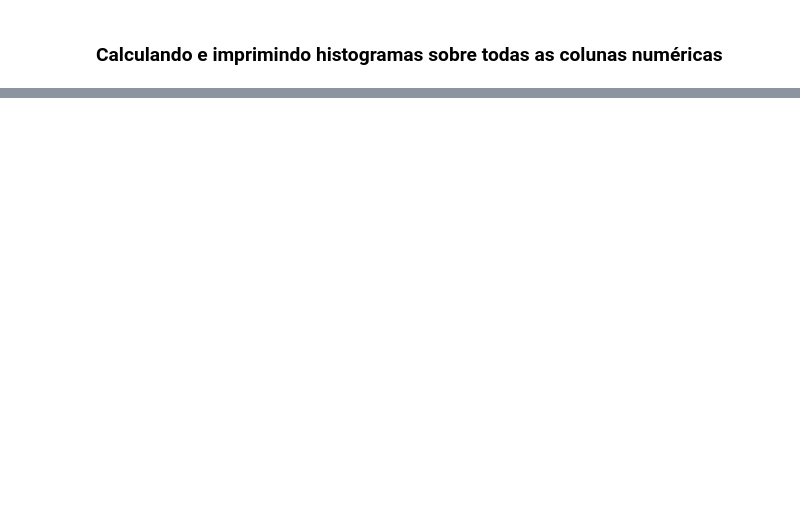
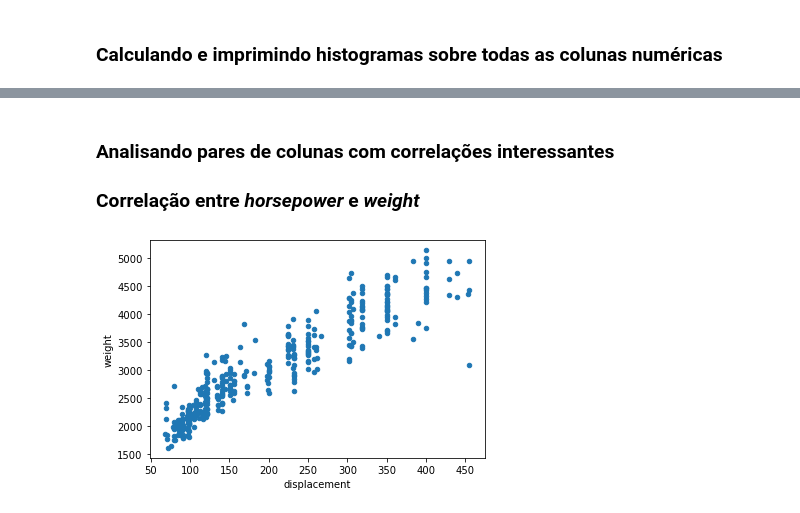
Before and after one commit to Pinalli/SGBD, a Jupyter notebook: T1_SGBD.ipynb, the cells around one changed output, grey strips where cells are left out. Drawn from its saved outputs; the diff is of its cells as text; code cells hidden in the pictures; blank space fills up the shorter version.

```diff
--- a/T1_SGBD.ipynb
+++ b/T1_SGBD.ipynb
@@ -116,0 +184,8 @@ plt.show()
+# %% [markdown]
+### Analisando pares de colunas com correlações interessantes
+### Correlação entre <i>horsepower</i> e <i>weight</i>
+# %%
+df.plot(x ='displacement', y ='weight' , kind ='scatter')
+plt.show()
+# %% [output]
+[figure, added]
```
Also changed, not shown: parts of 69 cells of this notebook, 14 other files.
